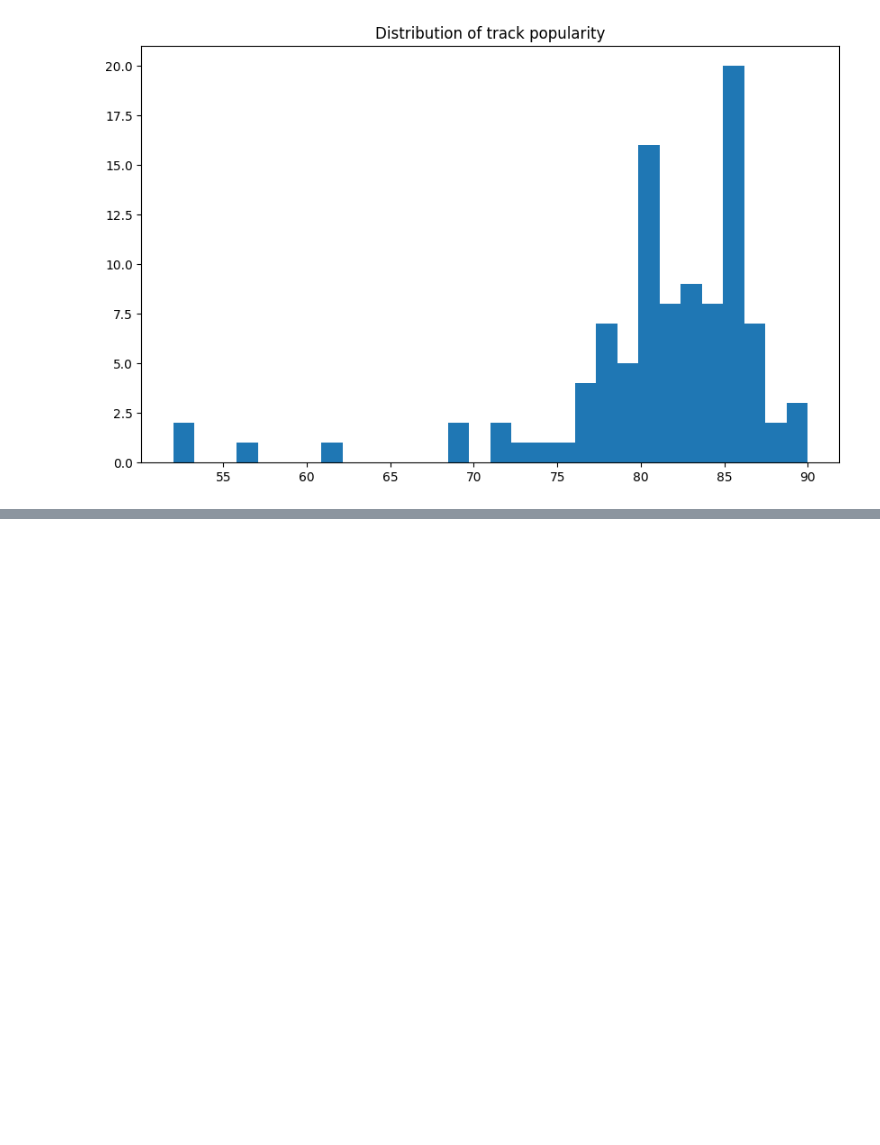
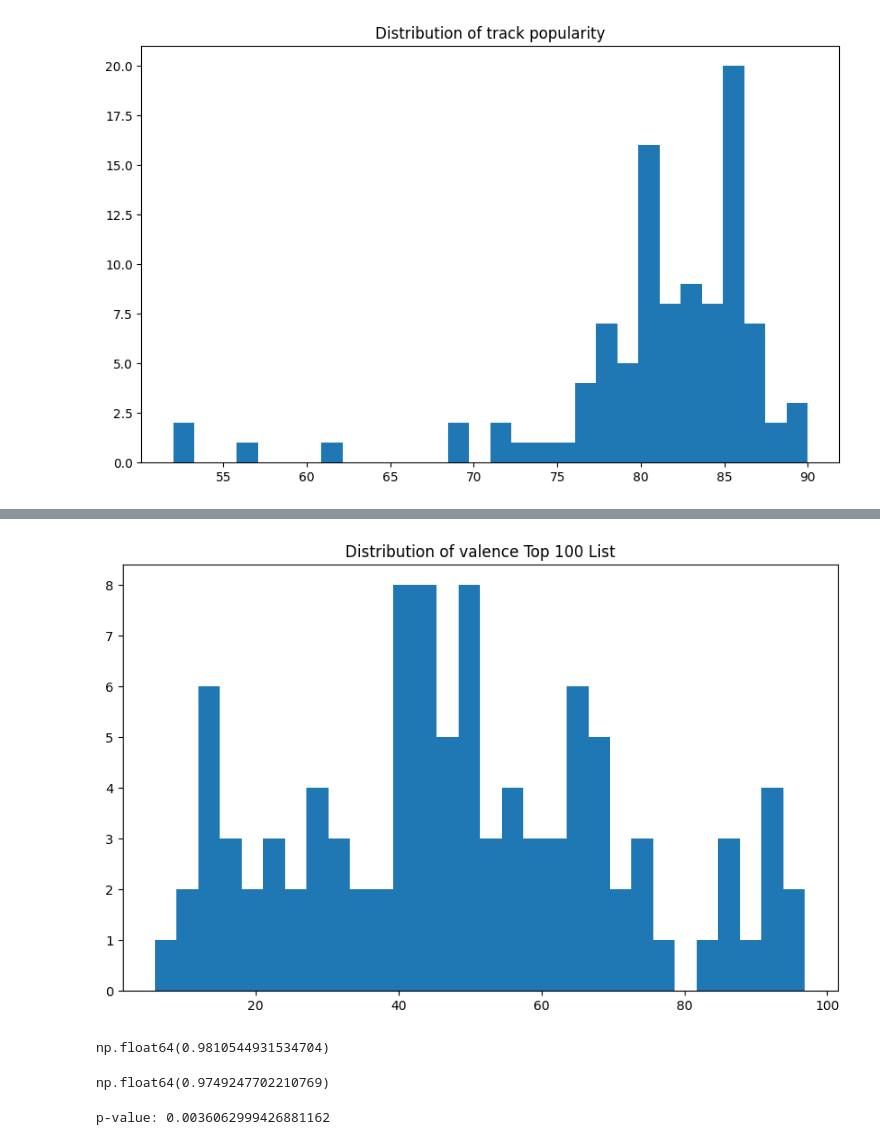
Before and after one commit to Ramonalyst/Music_Recommendation_System, a Jupyter notebook: MRS_statistical_testing.ipynb, the cells around one changed output, grey strips where cells are left out. Drawn from its saved outputs; the diff is of its cells as text; code cells hidden in the pictures; blank space fills up the shorter version.

```diff
--- a/MRS_statistical_testing.ipynb
+++ b/MRS_statistical_testing.ipynb
@@ -97,0 +171,24 @@ plt.show()
+# %%
+#histogram of valence
+plt.figure(figsize=(10, 6))
+plt.hist(df_top_100['valence'], bins=30, color='#1f77b4')
+plt.title('Distribution of valence Top 100 List')
+plt.show()
+# %% [output]
+[figure, added]
+# %%
+res_valence_obama = stats.shapiro(df_obama['valence'])
+res_valence_obama.statistic
+# %% [output]
+np.float64(0.9810544931534704)
+# %%
+res_valence_top_100 = stats.shapiro(df_top_100['valence'])
+res_valence_top_100.statistic
+# %% [output]
+np.float64(0.9749247702210769)
+# %%
+#Perform T-Test
+t_score, p_value = stats.ttest_ind(a=df_obama['valence'], b=df_top_100['valence'], equal_var=True)
+print(f'p-value: {p_value}')
+# %% [output]
+p-value: 0.0036062999426881162
```
Also changed, not shown: parts of 16 cells of this notebook.
